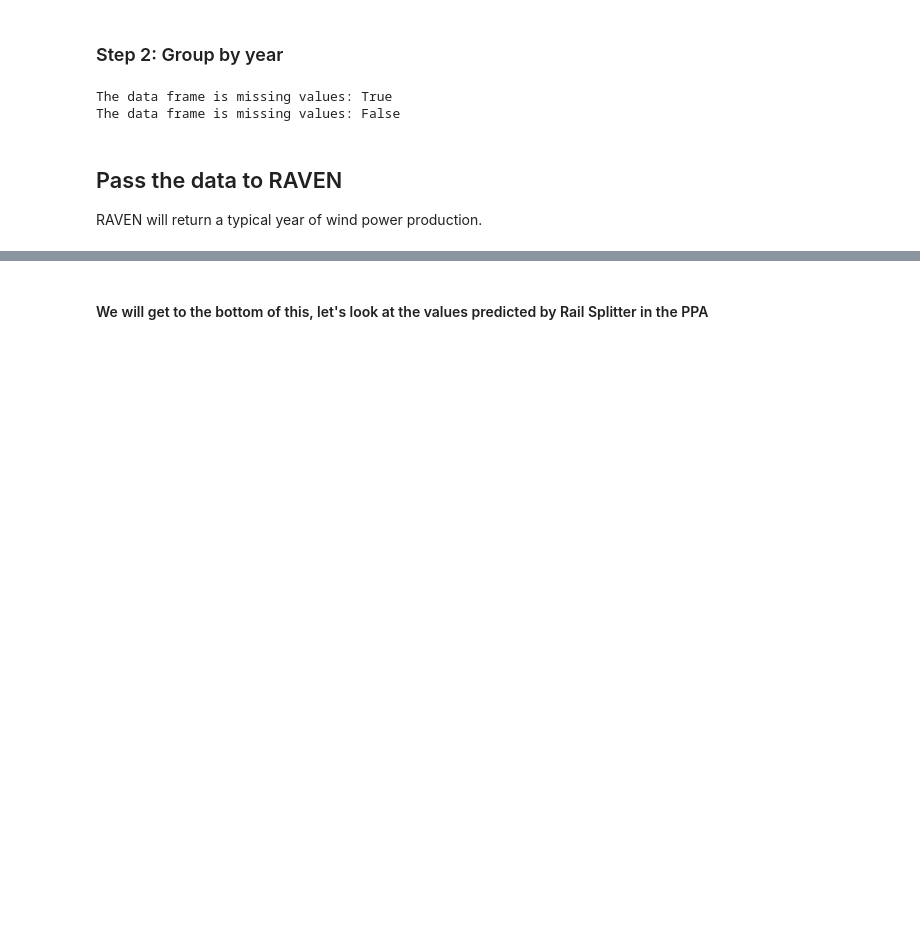
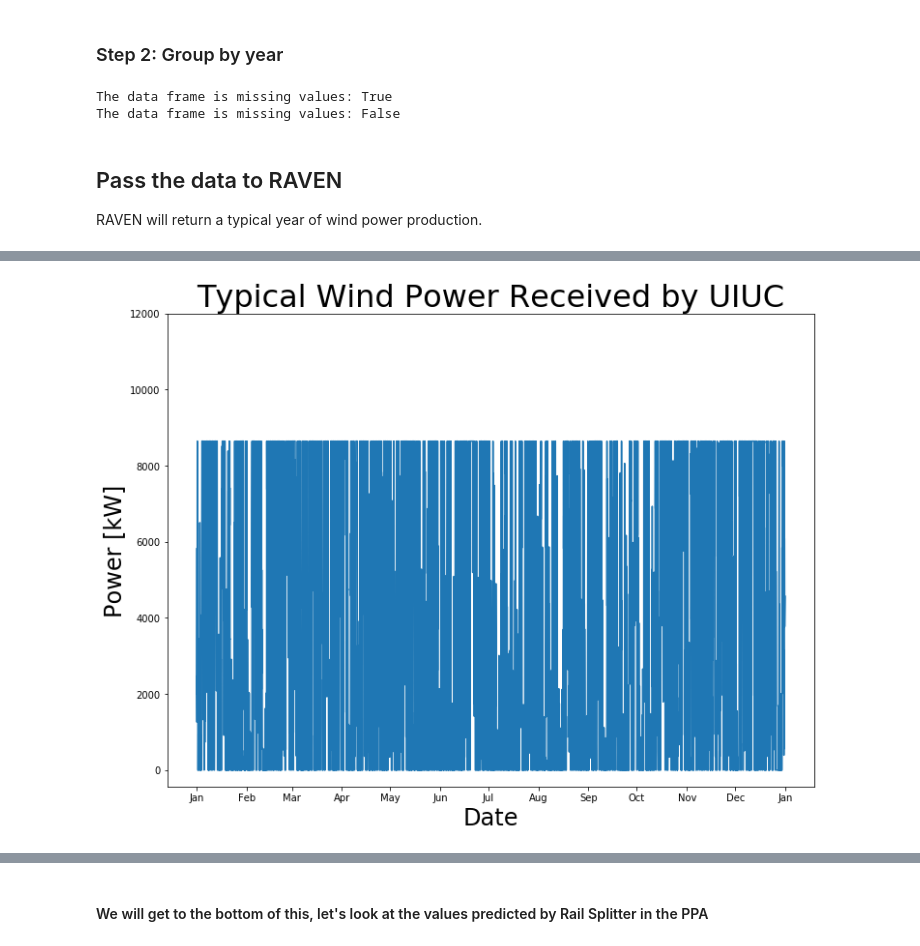
Before and after one commit to arfc/pride, a Jupyter notebook: data_processing/wind_power.ipynb, the cells around one changed output, grey strips where cells are left out. Cells and saved outputs as stored; diff of their text form; code cells hidden in the pictures; blank space fills up the shorter version.

```diff
--- a/data_processing/wind_power.ipynb
+++ b/data_processing/wind_power.ipynb
@@ -510,24 +508,26 @@ FileNotFoundError: [Errno 2] File b'../../data/TypicalWind_0.csv' does not exist
 # %%
 import matplotlib.dates as mdates
 
 
 # Set the locator
 locator = mdates.MonthLocator()  # every month
 # Specify the format - %b gives us Jan, Feb...
 fmt = mdates.DateFormatter('%b')
 
 fig = plt.figure(figsize=(12,9), facecolor='w', edgecolor='k')
 plt.plot(typical_wind['date'], typical_wind['power'])
 plt.xlabel('Date',fontsize=24)
 plt.ylabel('Power [kW]',fontsize=24)
 plt.title('Typical Wind Power Received by UIUC',fontsize=32)
-plt.ylim(top=12)
+plt.ylim(top=12000)
 
 X = plt.gca().xaxis
 X.set_major_locator(locator)
 # Specify formatter
 X.set_major_formatter(fmt)
 plt.show()
+# %% [output]
+[figure, added]
 # %%
 # let's calculate the annual power generated
 
```
Also changed, not shown: parts of 11 cells of this notebook.
